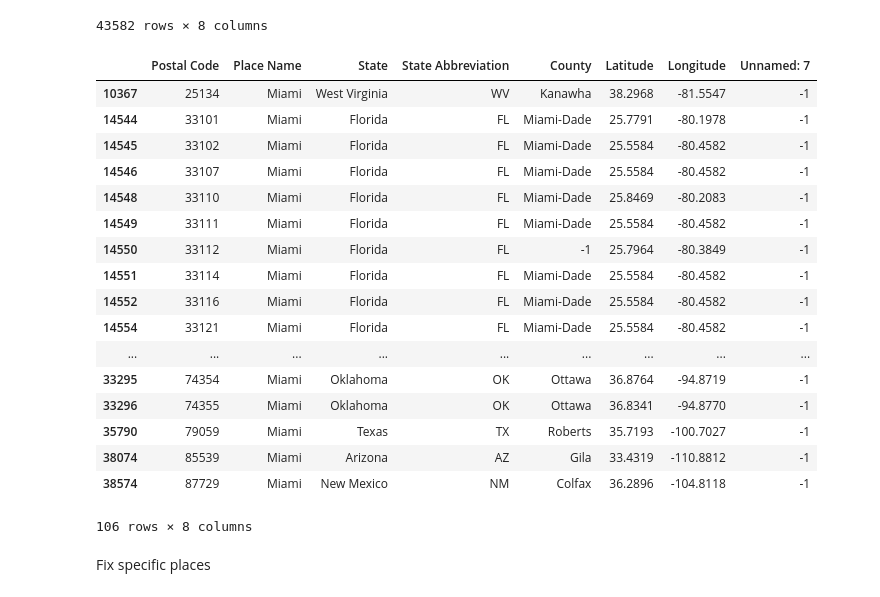
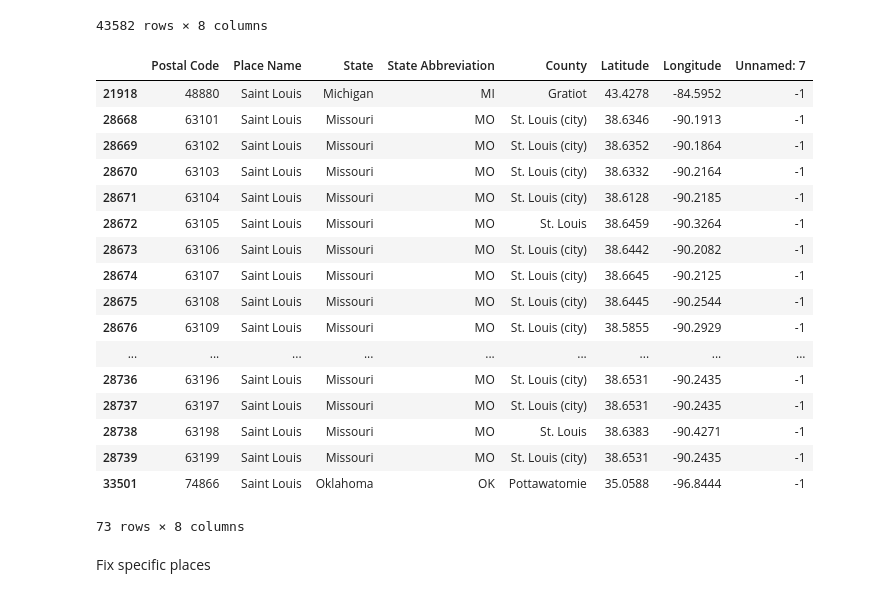
Before and after one commit to along528/insight, a Jupyter notebook: studies/zipcodes/zipcode_mapping.ipynb, the cells around one changed output. Cells and saved outputs as stored; diff of their text form; code cells hidden in the pictures.

```diff
--- a/studies/zipcodes/zipcode_mapping.ipynb
+++ b/studies/zipcodes/zipcode_mapping.ipynb
@@ -36,26 +36,26 @@ zipdf
 43582 rows × 8 columns
 # %%
 zipdf[zipdf['Postal Code']==63135]
-zipdf[zipdf['Place Name']=='Miami']
+zipdf[zipdf['Place Name']=='Saint Louis']
 # %% [output]
 |  | Postal Code | Place Name | State | State Abbreviation | County | Latitude | Longitude | Unnamed: 7 |
-| 10367 | 25134 | Miami | West Virginia | WV | Kanawha | 38.2968 | -81.5547 | -1 |
-| 14544 | 33101 | Miami | Florida | FL | Miami-Dade | 25.7791 | -80.1978 | -1 |
-| 14545 | 33102 | Miami | Florida | FL | Miami-Dade | 25.5584 | -80.4582 | -1 |
-| 14546 | 33107 | Miami | Florida | FL | Miami-Dade | 25.5584 | -80.4582 | -1 |
-| 14548 | 33110 | Miami | Florida | FL | Miami-Dade | 25.8469 | -80.2083 | -1 |
-| 14549 | 33111 | Miami | Florida | FL | Miami-Dade | 25.5584 | -80.4582 | -1 |
-| 14550 | 33112 | Miami | Florida | FL | -1 | 25.7964 | -80.3849 | -1 |
-| 14551 | 33114 | Miami | Florida | FL | Miami-Dade | 25.5584 | -80.4582 | -1 |
-| 14552 | 33116 | Miami | Florida | FL | Miami-Dade | 25.5584 | -80.4582 | -1 |
-| 14554 | 33121 | Miami | Florida | FL | Miami-Dade | 25.5584 | -80.4582 | -1 |
+| 21918 | 48880 | Saint Louis | Michigan | MI | Gratiot | 43.4278 | -84.5952 | -1 |
+| 28668 | 63101 | Saint Louis | Missouri | MO | St. Louis (city) | 38.6346 | -90.1913 | -1 |
+| 28669 | 63102 | Saint Louis | Missouri | MO | St. Louis (city) | 38.6352 | -90.1864 | -1 |
+| 28670 | 63103 | Saint Louis | Missouri | MO | St. Louis (city) | 38.6332 | -90.2164 | -1 |
+| 28671 | 63104 | Saint Louis | Missouri | MO | St. Louis (city) | 38.6128 | -90.2185 | -1 |
+| 28672 | 63105 | Saint Louis | Missouri | MO | St. Louis | 38.6459 | -90.3264 | -1 |
+| 28673 | 63106 | Saint Louis | Missouri | MO | St. Louis (city) | 38.6442 | -90.2082 | -1 |
+| 28674 | 63107 | Saint Louis | Missouri | MO | St. Louis (city) | 38.6645 | -90.2125 | -1 |
+| 28675 | 63108 | Saint Louis | Missouri | MO | St. Louis (city) | 38.6445 | -90.2544 | -1 |
+| 28676 | 63109 | Saint Louis | Missouri | MO | St. Louis (city) | 38.5855 | -90.2929 | -1 |
 | ... | ... | ... | ... | ... | ... | ... | ... | ... |
-| 33295 | 74354 | Miami | Oklahoma | OK | Ottawa | 36.8764 | -94.8719 | -1 |
-| 33296 | 74355 | Miami | Oklahoma | OK | Ottawa | 36.8341 | -94.8770 | -1 |
-| 35790 | 79059 | Miami | Texas | TX | Roberts | 35.7193 | -100.7027 | -1 |
-| 38074 | 85539 | Miami | Arizona | AZ | Gila | 33.4319 | -110.8812 | -1 |
-| 38574 | 87729 | Miami | New Mexico | NM | Colfax | 36.2896 | -104.8118 | -1 |
+| 28736 | 63196 | Saint Louis | Missouri | MO | St. Louis (city) | 38.6531 | -90.2435 | -1 |
+| 28737 | 63197 | Saint Louis | Missouri | MO | St. Louis (city) | 38.6531 | -90.2435 | -1 |
+| 28738 | 63198 | Saint Louis | Missouri | MO | St. Louis | 38.6383 | -90.4271 | -1 |
+| 28739 | 63199 | Saint Louis | Missouri | MO | St. Louis (city) | 38.6531 | -90.2435 | -1 |
+| 33501 | 74866 | Saint Louis | Oklahoma | OK | Pottawatomie | 35.0588 | -96.8444 | -1 |
-106 rows × 8 columns
+73 rows × 8 columns
 # %% [markdown]
 Fix specific places
 # %%
```
Also changed, not shown: parts of 14 cells of this notebook, 1 other file.
